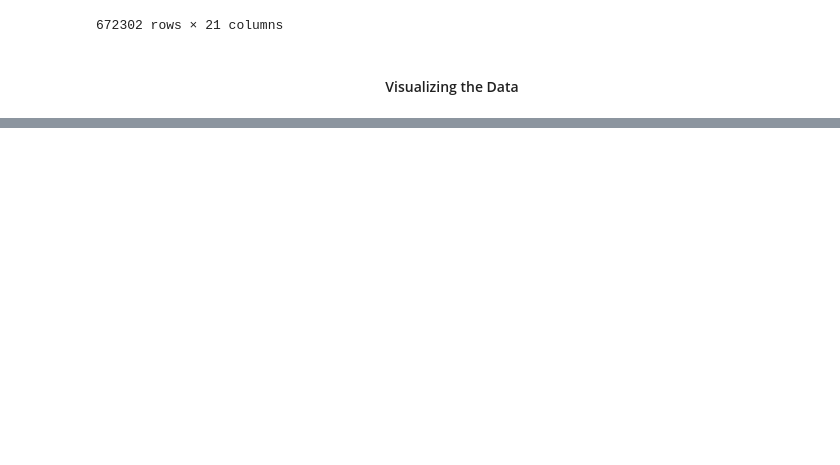
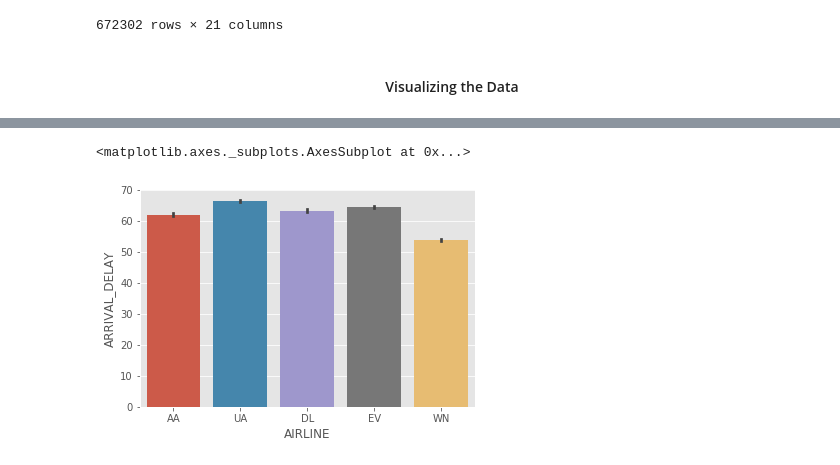
Before and after one commit to julepe7993/byu_econ_applied_machine_learning, a Jupyter notebook: homeworks/Homework_1_JAlvarez.ipynb, the cells around one changed output, grey strips where cells are left out. Drawn from its saved outputs; the diff is of its cells as text; code cells hidden in the pictures; blank space fills up the shorter version.

```diff
--- a/homeworks/Homework_1_JAlvarez.ipynb
+++ b/homeworks/Homework_1_JAlvarez.ipynb
@@ -590 +407,6 @@ flights_df.append(flights_df.sum(numeric_only=True), ignore_index=True)
+# %%
+sns.barplot(flights_df.index, flights_df.ARRIVAL_DELAY)
+# %% [output]
+<matplotlib.axes._subplots.AxesSubplot at 0x...>
+[figure, added]
 # %%
```
Also changed, not shown: parts of 34 cells of this notebook.
